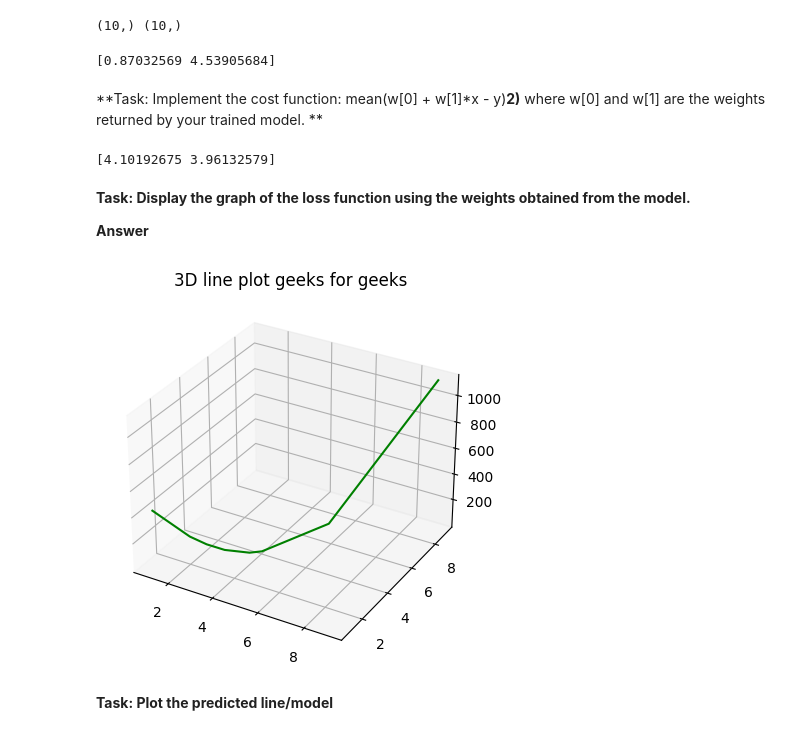
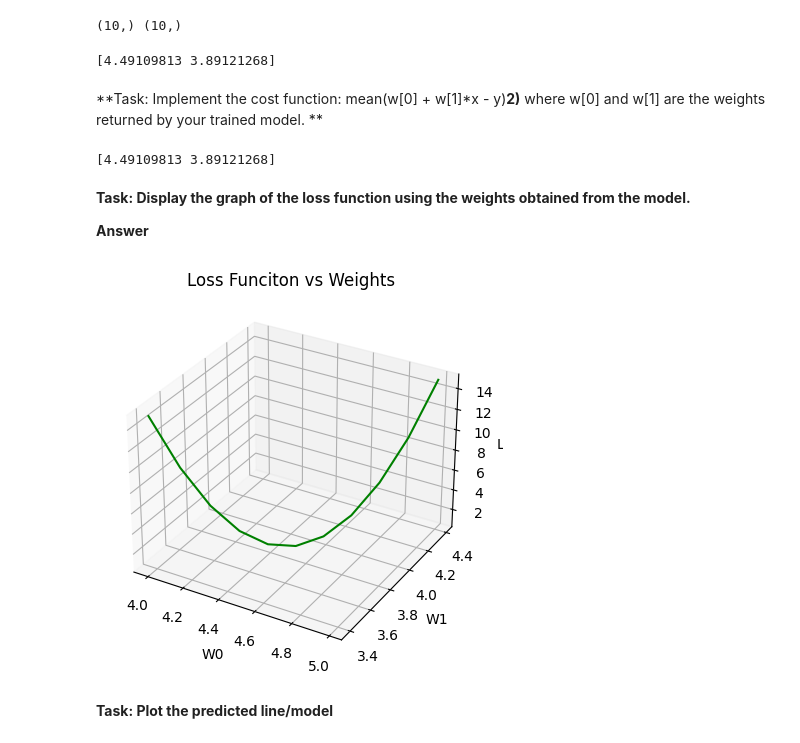
Before and after one commit to snehithjk/CSC-570, a Jupyter notebook: CSC 570/Lab3/Assignment3_LinearRegression-1.ipynb, the cells around one changed output. Drawn from its saved outputs; the diff is of its cells as text; code cells hidden in the pictures.

Commit message:
Add more data points for loss function plot

```diff
--- a/CSC 570/Lab3/Assignment3_LinearRegression-1.ipynb
+++ b/CSC 570/Lab3/Assignment3_LinearRegression-1.ipynb
@@ -39,60 +39,72 @@ class LinearRegression:
         return  self.X_mat.dot(self.weights)
 
 
-    def y_hat_other(self, X_new) -> Array:
-        X_mat1 = np.vstack((np.ones(len(X_new)), X_new)).T
-        return  X_mat1.dot(self.weights)
-
 
 model = LinearRegression(X, Y)
 model.fit()
 y_hat = (model.y_hat())
-# print(len((model.X_mat[0])))
 print(model.weights)
 # %% [output]
-[0.87032569 4.53905684]
+[4.49109813 3.89121268]
 # %% [markdown]
 **Task: Implement the cost function: mean(w[0] + w[1]*x - y)**2)** where w[0] and w[1] are the weights returned by your trained model. **
 # %%
-# diff  = y_hat - Y
-# loss = 0
+diff  = y_hat - Y
+loss = 0
 
-# for i in diff:
-#     loss += (i*i)
+for i in diff:
+    loss += (i*i)
 
 
-# mean_loss = loss/len(diff)
+mean_loss = loss/len(diff)
 
-# # print(mean_loss)
-# print(model.weights)
-
-random_weights = [[1,1], [2,2], [2.5, 2.4], [3, 2.9], [3.7, 3.6], model.weights, [6,5.8], [9,8.9]]
+# print(mean_loss)
+print(model.weights)
 # %% [output]
-[4.10192675 3.96132579]
+[4.49109813 3.89121268]
 # %% [markdown]
 **Task: Display the graph of the loss function using the weights obtained from the model.**
 
 **Answer**
 # %%
+from collections import deque
 import matplotlib.pyplot as plt
+from numpy import arange
+
+
+random_weights =  deque([model.weights])
+for i in arange(0.1,0.6,0.1):
+    w0 = model.weights[0]
+    w1 = model.weights[1]
+    random_weights.appendleft([w0-i, w1-i])
+    random_weights.append([w0+i, w1+i])
+
+
 
 
 losses = []
 for i in random_weights:
     diff  = model.X_mat.dot(i) - Y
     sq = diff ** 2
     mse = ((diff)**2).mean(axis=0)
     losses.append(mse)
 
+
+
+
 ax = plt.axes(projection ='3d')
+
+ax.set_xlabel('W0')
+ax.set_ylabel('W1')
+ax.set_zlabel('Loss');
 w0 = list(zip(*random_weights))[0]
 w1 = list(zip(*random_weights))[1]
 
 ax.plot3D(w0, w1, losses, 'green')
-ax.set_title('3D line plot geeks for geeks')
+ax.set_title('Loss Funciton vs Weights')
 plt.show()
 # %% [output]
-[figure, old version]
+[figure, new version]
 # %% [markdown]
 **Task: Plot the predicted line/model**
 # %% [markdown]
```
Also changed, not shown: parts of 1 cell of this notebook.
